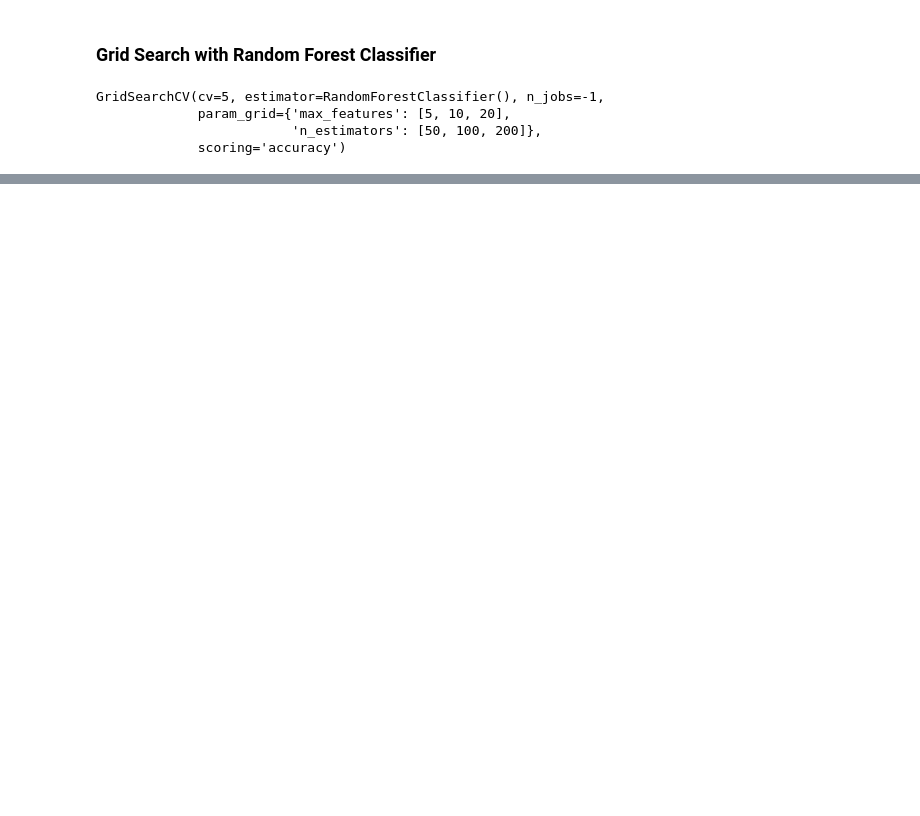
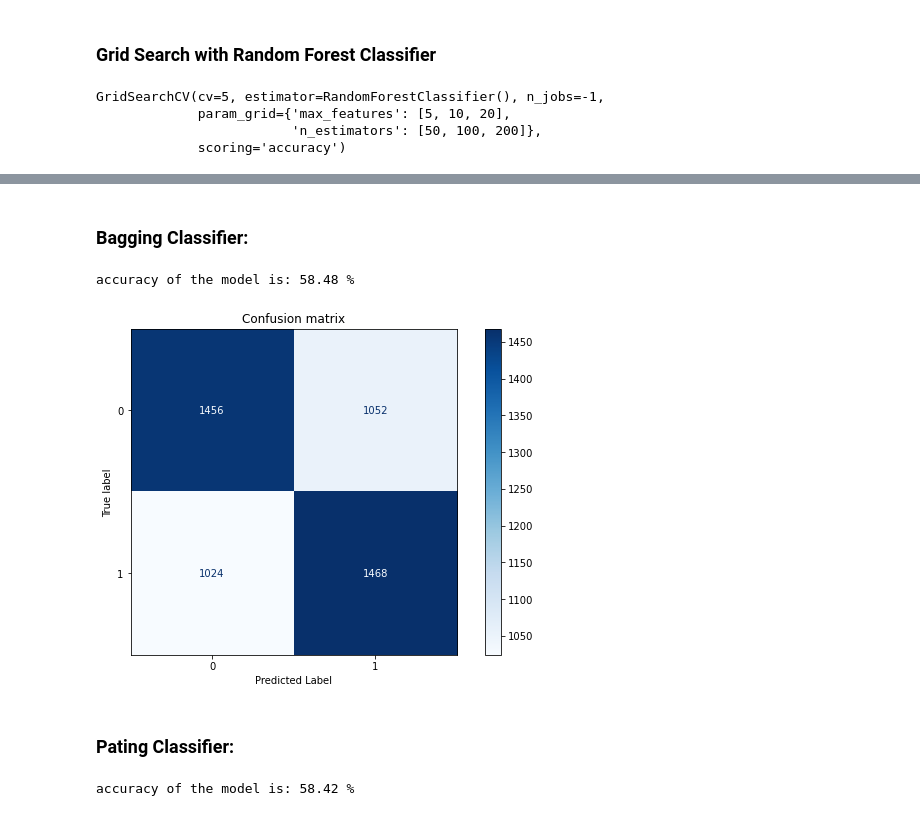
Before and after one commit to kggold4/final-project-data-visualization, a Jupyter notebook: task_3.ipynb, the cells around one changed output, grey strips where cells are left out. Cells and saved outputs as stored; diff of their text form; code cells hidden in the pictures; blank space fills up the shorter version.

```diff
--- a/task_3.ipynb
+++ b/task_3.ipynb
@@ -364,0 +371,22 @@ accuracy of the model is: 64.54 %
+# %%
+image_data  = []
+image_label = []
+
+for i in range(len(dogs_cats)):
+    IMAGE_PATH = PATH + '/' + dogs_cats["image"][i]
+    image = cv2.imread(IMAGE_PATH, cv2.IMREAD_GRAYSCALE)
+    image = cv2.resize(image, (IMAGE_SIZE, IMAGE_SIZE))
+    # here, we are normalizing the images
+    norm_image = image / 255.0
+    # Creating and saving each image in the form of numerical data in an array
+    image_data.append(norm_image)
+    image_label.append(dogs_cats["label"][i])
+
+X = np.array(image_data)
+y = np.array(image_label)
+
+# reshape X from 3D shape to 2D shape
+X = X.reshape(-1, IMAGE_SIZE * IMAGE_SIZE)
+# %%
+# split data to 20000 train samples and 5000 to test samples
+X_train, X_test, y_train, y_test = train_test_split(X, y, test_size=0.20)
@@ -364,0 +398,6 @@ accuracy of the model is: 64.54 %
+# %%
+pca_components = PCA(n_components=0.75)
+X_transformed_train = pca_components.fit(X_train).transform(X_train)
+X_transformed_test = pca_components.transform(X_test)
+print("shape of 2 component PCA train data is:", X_transformed_train.shape)
+print("shape of 2 component PCA test data is:", X_transformed_test.shape)
@@ -364,0 +418,33 @@ accuracy of the model is: 64.54 %
+# %% [markdown]
+### Bagging Classifier:
+# %%
+bagging_clf = BaggingClassifier(
+    DecisionTreeClassifier(),
+    n_estimators=200,
+    max_samples=100,
+    bootstrap=True,
+    n_jobs=-1)
+
+# print accuracy
+bagging_clf_auc = print_accuracy(bagging_clf, X_transformed_train, X_transformed_test, y_train, y_test)
+# %% [output]
+accuracy of the model is: 58.48 %
+# %%
+# plot the confusion matrix using the my_plot_confusion_matrix function
+my_plot_confusion_matrix(bagging_clf, X_transformed_test, y_test)
+# %% [output]
+[figure, added]
+# %% [markdown]
+### Pating Classifier:
+# %%
+pasting_clf = BaggingClassifier(
+    DecisionTreeClassifier(),
+    n_estimators=200,
+    max_samples=100,
+    bootstrap=False,
+    n_jobs=-1)
+
+# print accuracy
+pasting_clf_auc = print_accuracy(pasting_clf, X_transformed_train, X_transformed_test, y_train, y_test)
+# %% [output]
+accuracy of the model is: 58.42 %
```
Also changed, not shown: parts of 38 cells of this notebook, 2 other files.
